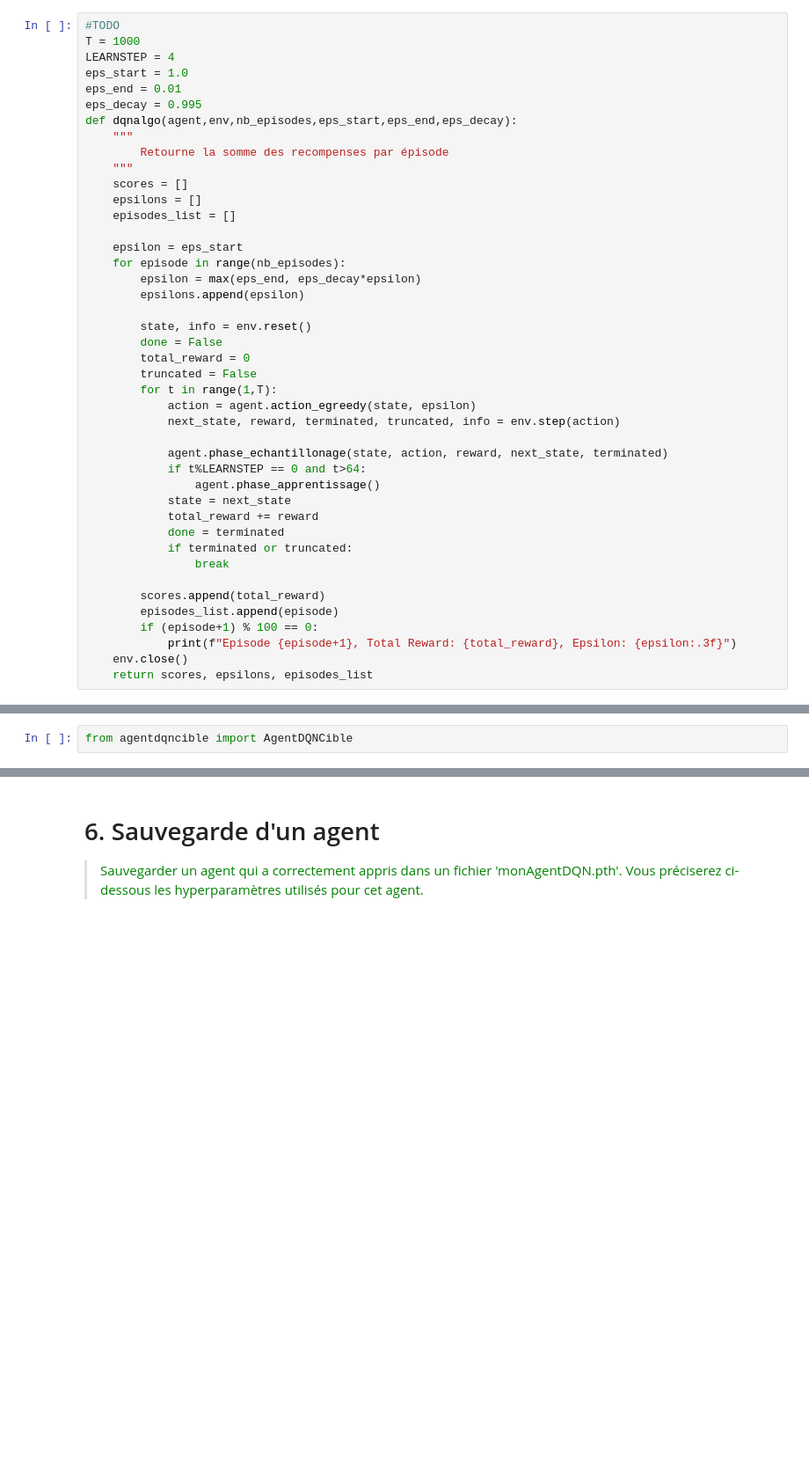
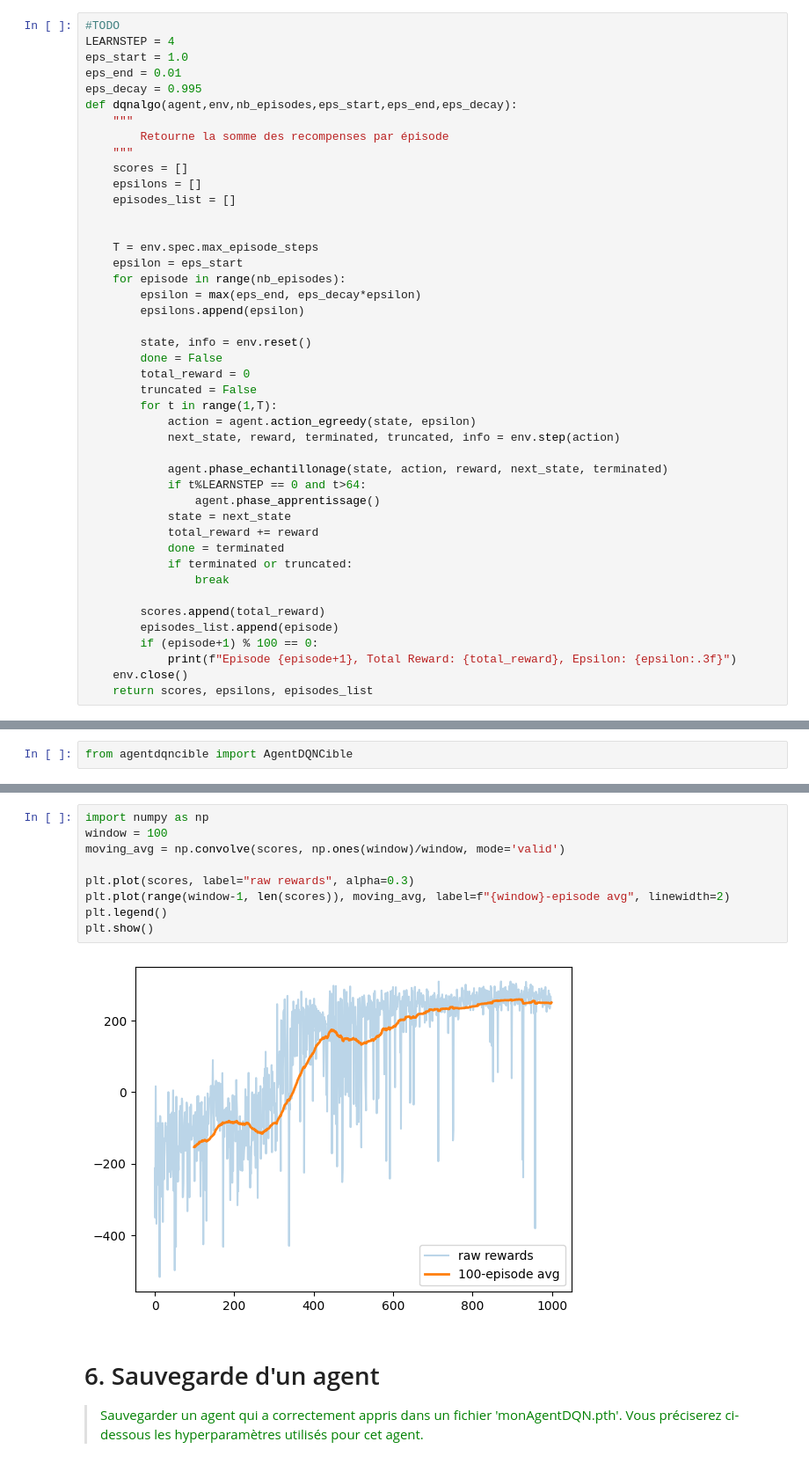
Before and after one commit to SalimChabchoub/Lunar-lander, a Jupyter notebook: TPDQN.ipynb, the cells around one changed output, grey strips where cells are left out. Shown: that part at 88% size. Saved outputs shown, nothing was run; the diff lists cells and outputs as text; blank space fills up the shorter version.

```diff
--- a/TPDQN.ipynb
+++ b/TPDQN.ipynb
@@ -262,7 +263,6 @@ import torch.nn as nn
 import numpy as np
 # %%
 #TODO
-T = 1000
 LEARNSTEP = 4
 eps_start = 1.0
 eps_end = 0.01
@@ -275,6 +275,8 @@ def dqnalgo(agent,env,nb_episodes,eps_start,eps_end,eps_decay):
     epsilons = []
     episodes_list = []
 
+
+    T = env.spec.max_episode_steps
     epsilon = eps_start
     for episode in range(nb_episodes):
         epsilon = max(eps_end, eps_decay*epsilon)
@@ -418,3 +420,14 @@ Episode 1000, Total Reward: 208.14799216357972, Epsilon: 0.010
+# %%
+import numpy as np
+window = 100
+moving_avg = np.convolve(scores, np.ones(window)/window, mode='valid')
+
+plt.plot(scores, label="raw rewards", alpha=0.3)
+plt.plot(range(window-1, len(scores)), moving_avg, label=f"{window}-episode avg", linewidth=2)
+plt.legend()
+plt.show()
+# %% [output]
+[figure, added]
 # %% [markdown]
 # 6. Sauvegarde d'un agent
 
```
Also changed, not shown: parts of 4 cells of this notebook, 2 other files.
